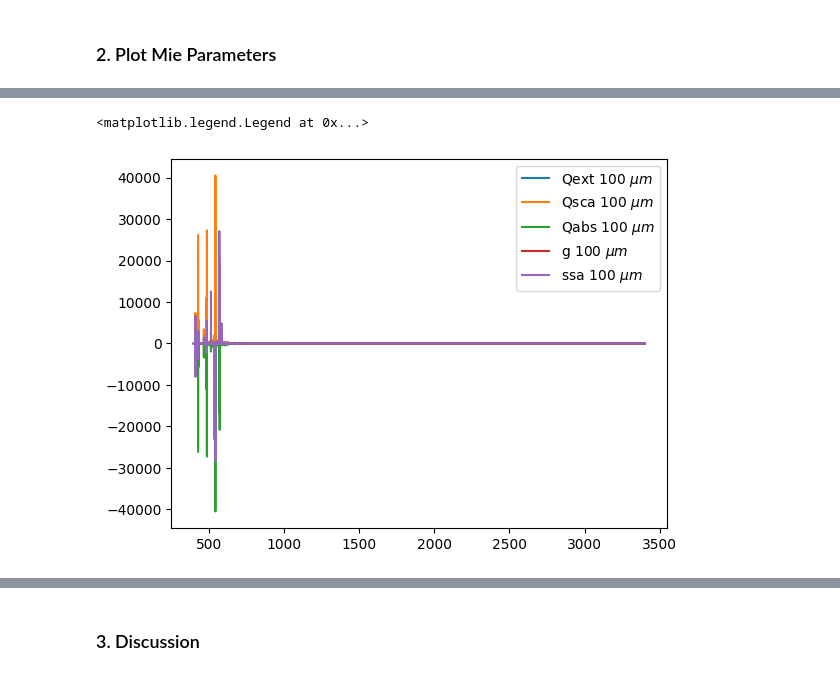
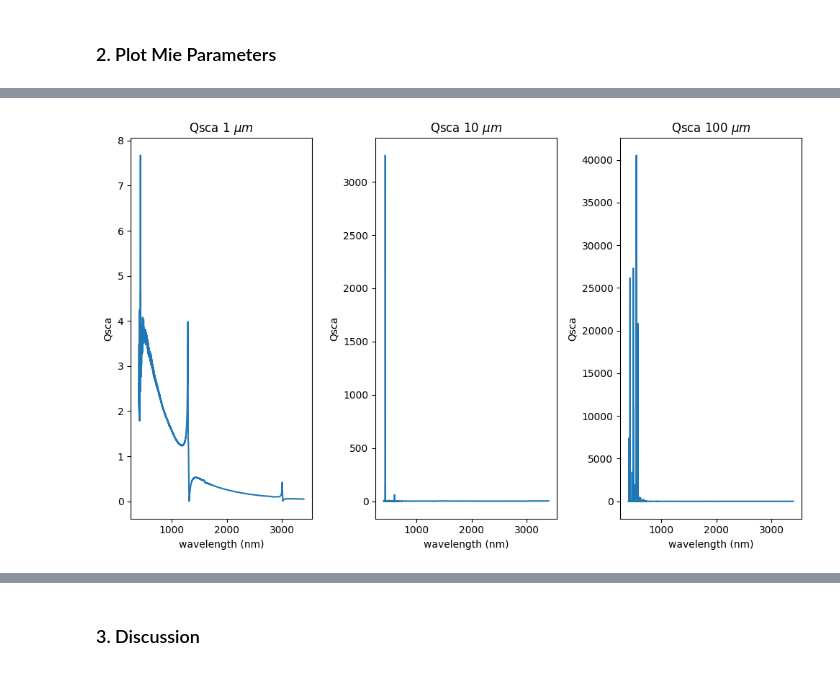
Before and after one commit to MiriCaradonna/planetary_remote_sensing, a Jupyter notebook: src/radiation/hw4_elevation_remotesensing.ipynb, the cells around one changed output, grey strips where cells are left out. Saved outputs shown, nothing was run; the diff lists cells and outputs as text; code cells hidden in the pictures.

```diff
--- a/src/radiation/hw4_elevation_remotesensing.ipynb
+++ b/src/radiation/hw4_elevation_remotesensing.ipynb
@@ -337,10 +359,17 @@ plt.legend()
-# %%
-plt.plot(wavelength[0:29999], Qext_100_arr, label = 'Qext 100 $\mu m$')
-plt.plot(wavelength[0:29999], Qsca_100_arr, label = 'Qsca 100 $\mu m$')
-plt.plot(wavelength[0:29999], Qabs_100_arr, label = 'Qabs 100 $\mu m$')
-plt.plot(wavelength[0:29999], g_100_arr, label = 'g 100 $\mu m$')
-plt.plot(wavelength[0:29999], ssa_100_arr, label = 'ssa 100 $\mu m$')
-plt.legend()
-# %% [output]
-<matplotlib.legend.Legend at 0x...>
-[figure, removed]
+# %%
+fig,(ax1,ax2,ax3) = plt.subplots(ncols=3,figsize=[10,10/1.6])
+ax1.plot(wavelength[0:29999], Qsca_1_arr)
+ax1.set_title('Qsca 1 $\mu m$')
+ax1.set_xlabel('wavelength (nm)')
+ax1.set_ylabel('Qsca')
+ax2.plot(wavelength[0:29999], Qsca_10_arr)
+ax2.set_title('Qsca 10 $\mu m$')
+ax2.set_xlabel('wavelength (nm)')
+ax2.set_ylabel('Qsca')
+ax3.plot(wavelength[0:29999], Qsca_100_arr)
+ax3.set_title('Qsca 100 $\mu m$')
+ax3.set_xlabel('wavelength (nm)')
+ax3.set_ylabel('Qsca')
+plt.tight_layout()
+# %% [output]
+[figure, added]
```
Also changed, not shown: parts of 22 cells of this notebook.
